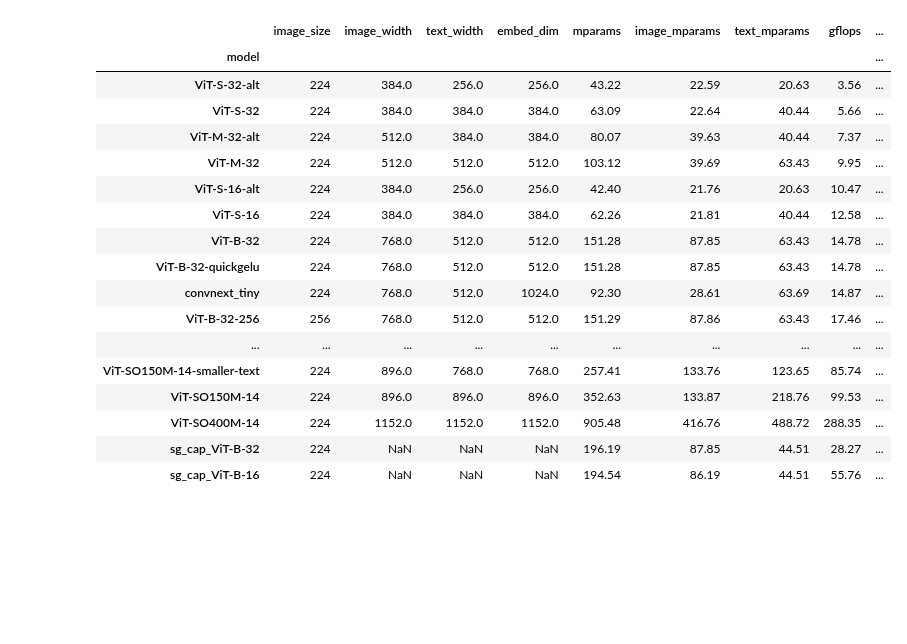
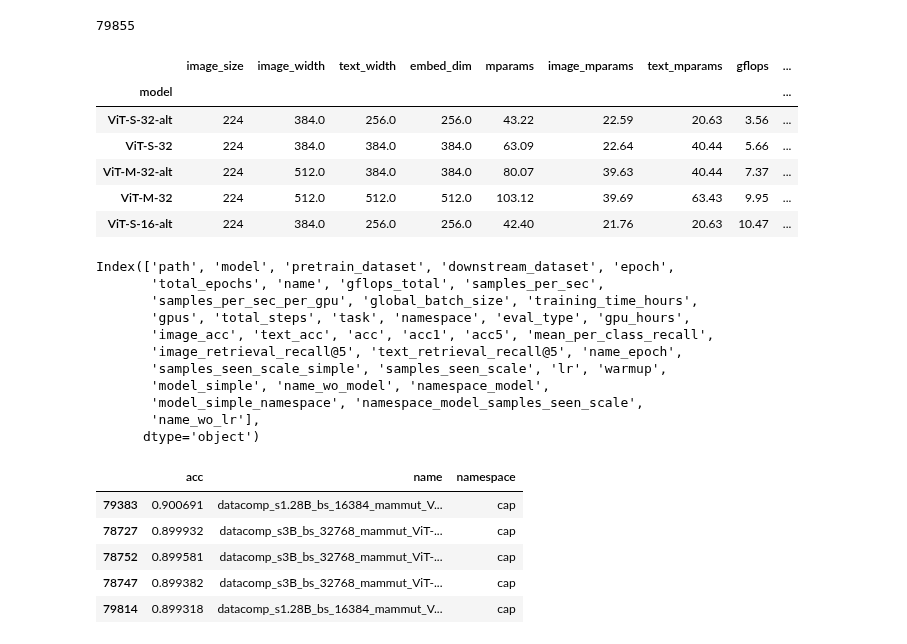
Before and after one commit to SLAMPAI/open_clip_scaling, a Jupyter notebook: results.ipynb, the cells around one changed output. Cells and saved outputs as stored; diff of their text form; code cells hidden in the pictures; blank space fills up the shorter version.

```diff
--- a/results.ipynb
+++ b/results.ipynb
@@ -99,24 +101,40 @@ df.head()
+# %%
+len(df)
+# %% [output]
+79855
 # %%
-model_profile
+model_profile.head()
 # %% [output]
 |  | image_size | image_width | text_width | embed_dim | mparams | image_mparams | text_mparams | gflops | ... |
 | model |  |  |  |  |  |  |  |  | ... |
 | ViT-S-32-alt | 224 | 384.0 | 256.0 | 256.0 | 43.22 | 22.59 | 20.63 | 3.56 | ... |
 | ViT-S-32 | 224 | 384.0 | 384.0 | 384.0 | 63.09 | 22.64 | 40.44 | 5.66 | ... |
 | ViT-M-32-alt | 224 | 512.0 | 384.0 | 384.0 | 80.07 | 39.63 | 40.44 | 7.37 | ... |
 | ViT-M-32 | 224 | 512.0 | 512.0 | 512.0 | 103.12 | 39.69 | 63.43 | 9.95 | ... |
 | ViT-S-16-alt | 224 | 384.0 | 256.0 | 256.0 | 42.40 | 21.76 | 20.63 | 10.47 | ... |
-| ViT-S-16 | 224 | 384.0 | 384.0 | 384.0 | 62.26 | 21.81 | 40.44 | 12.58 | ... |
-| ViT-B-32 | 224 | 768.0 | 512.0 | 512.0 | 151.28 | 87.85 | 63.43 | 14.78 | ... |
-| ViT-B-32-quickgelu | 224 | 768.0 | 512.0 | 512.0 | 151.28 | 87.85 | 63.43 | 14.78 | ... |
-| convnext_tiny | 224 | 768.0 | 512.0 | 1024.0 | 92.30 | 28.61 | 63.69 | 14.87 | ... |
-| ViT-B-32-256 | 256 | 768.0 | 512.0 | 512.0 | 151.29 | 87.86 | 63.43 | 17.46 | ... |
-| ... | ... | ... | ... | ... | ... | ... | ... | ... | ... |
-| ViT-SO150M-14-smaller-text | 224 | 896.0 | 768.0 | 768.0 | 257.41 | 133.76 | 123.65 | 85.74 | ... |
-| ViT-SO150M-14 | 224 | 896.0 | 896.0 | 896.0 | 352.63 | 133.87 | 218.76 | 99.53 | ... |
-| ViT-SO400M-14 | 224 | 1152.0 | 1152.0 | 1152.0 | 905.48 | 416.76 | 488.72 | 288.35 | ... |
-| sg_cap_ViT-B-32 | 224 | NaN | NaN | NaN | 196.19 | 87.85 | 44.51 | 28.27 | ... |
-| sg_cap_ViT-B-16 | 224 | NaN | NaN | NaN | 194.54 | 86.19 | 44.51 | 55.76 | ... |
+# %%
+df.columns
+# %% [output]
+Index(['path', 'model', 'pretrain_dataset', 'downstream_dataset', 'epoch',
+       'total_epochs', 'name', 'gflops_total', 'samples_per_sec',
+       'samples_per_sec_per_gpu', 'global_batch_size', 'training_time_hours',
+       'gpus', 'total_steps', 'task', 'namespace', 'eval_type', 'gpu_hours',
+       'image_acc', 'text_acc', 'acc', 'acc1', 'acc5', 'mean_per_class_recall',
+       'image_retrieval_recall@5', 'text_retrieval_recall@5', 'name_epoch',
+       'samples_seen_scale_simple', 'samples_seen_scale', 'lr', 'warmup',
+       'model_simple', 'name_wo_model', 'namespace_model',
+       'model_simple_namespace', 'namespace_model_samples_seen_scale',
+       'name_wo_lr'],
+      dtype='object')
+# %%
+df[df.downstream_dataset=="sugar_crepe"].sort_values(by="acc", ascending=False).head()[["acc", "name", "namespace"]]
+# %% [output]
+|  | acc | name | namespace |
+| 79383 | 0.900691 | datacomp_s1.28B_bs_16384_mammut_V... | cap |
+| 78727 | 0.899932 | datacomp_s3B_bs_32768_mammut_ViT-... | cap |
+| 78752 | 0.899581 | datacomp_s3B_bs_32768_mammut_ViT-... | cap |
+| 78747 | 0.899382 | datacomp_s3B_bs_32768_mammut_ViT-... | cap |
+| 79814 | 0.899318 | datacomp_s1.28B_bs_16384_mammut_V... | cap |
 # %%
 d = df
 
```
Also changed, not shown: parts of 9 cells of this notebook, 2 other files.
